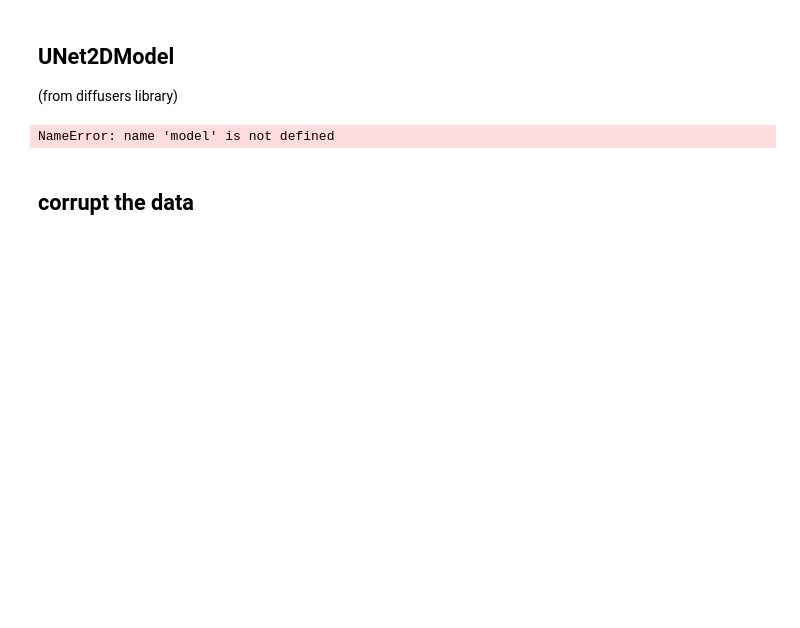
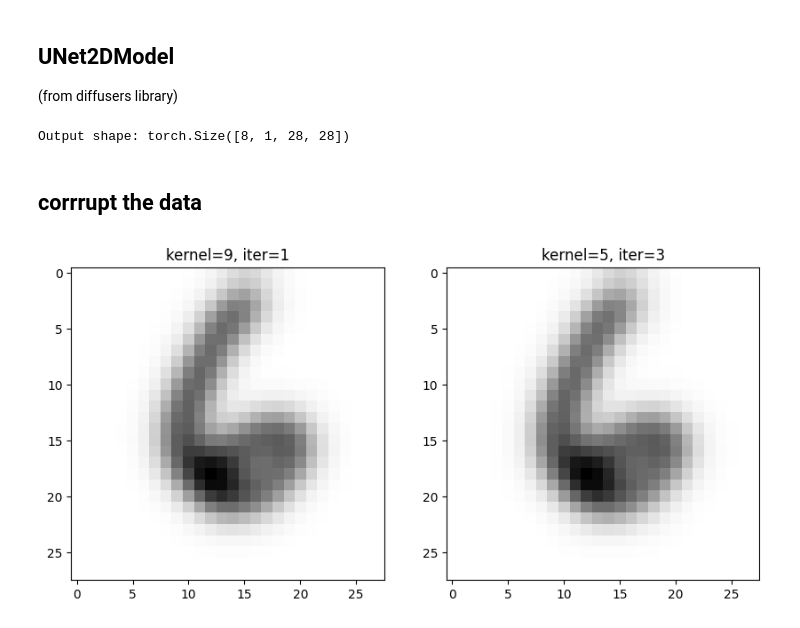
Before and after one commit to JG-geek/Diffusion_Models, a Jupyter notebook: deblurring_using_UNet.ipynb, the cells around one changed output. Saved outputs shown, nothing was run; the diff lists cells and outputs as text; code cells hidden in the pictures; blank space fills up the shorter version.

```diff
--- a/deblurring_using_UNet.ipynb
+++ b/deblurring_using_UNet.ipynb
@@ -91,13 +56,13 @@ model = UNet2DModel(
 # %%
 ## sanity check
-model = model.to(device)
-input = torch.randn(10, 1, 28, 28).to(device)
-output = model(input)
-print(f"output shape: {output.shape}")
+model.to(device)
+input = torch.randn(8, 1, 28, 28).to(device)
+output = model(input, 0)
+print('Output shape:', output.sample.shape)
 # %% [output]
-NameError: name 'model' is not defined
+Output shape: torch.Size([8, 1, 28, 28])
 # %% [markdown]
-## corrupt the data
+## corrrupt the data
 # %%
 import numpy as np
 import cv2  # OpenCV for image blurring
@@ -117,3 +83,19 @@ def smooth_gaussian(image, kernel_size=5, iterations=3):
     for _ in range(iterations):  # Apply multiple blurring passes
         image_np = cv2.GaussianBlur(image_np, (kernel_size, kernel_size), 0)
     return torch.tensor(image_np).unsqueeze(0).to(image.device)  # Convert back to tensor and move to original device
+# %%
+smoothed_image = smooth_gaussian(images[6], 9, 1)
+smoothed_image2 = smooth_gaussian(images[6], 5, 3)
+# show 2 images side by side
+# Create a figure and axes
+fig, axes = plt.subplots(1, 2, figsize=(10, 5))  # 1 row, 2 columns
+
+axes[0].imshow(smoothed_image.cpu().squeeze(), cmap='Greys')
+axes[0].set_title('kernel=9, iter=1')
+
+axes[1].imshow(smoothed_image2.cpu().squeeze(), cmap='Greys')
+axes[1].set_title('kernel=5, iter=3')
+
+plt.show()
+# %% [output]
+[figure, added]
```
Also changed, not shown: parts of 6 cells of this notebook.
